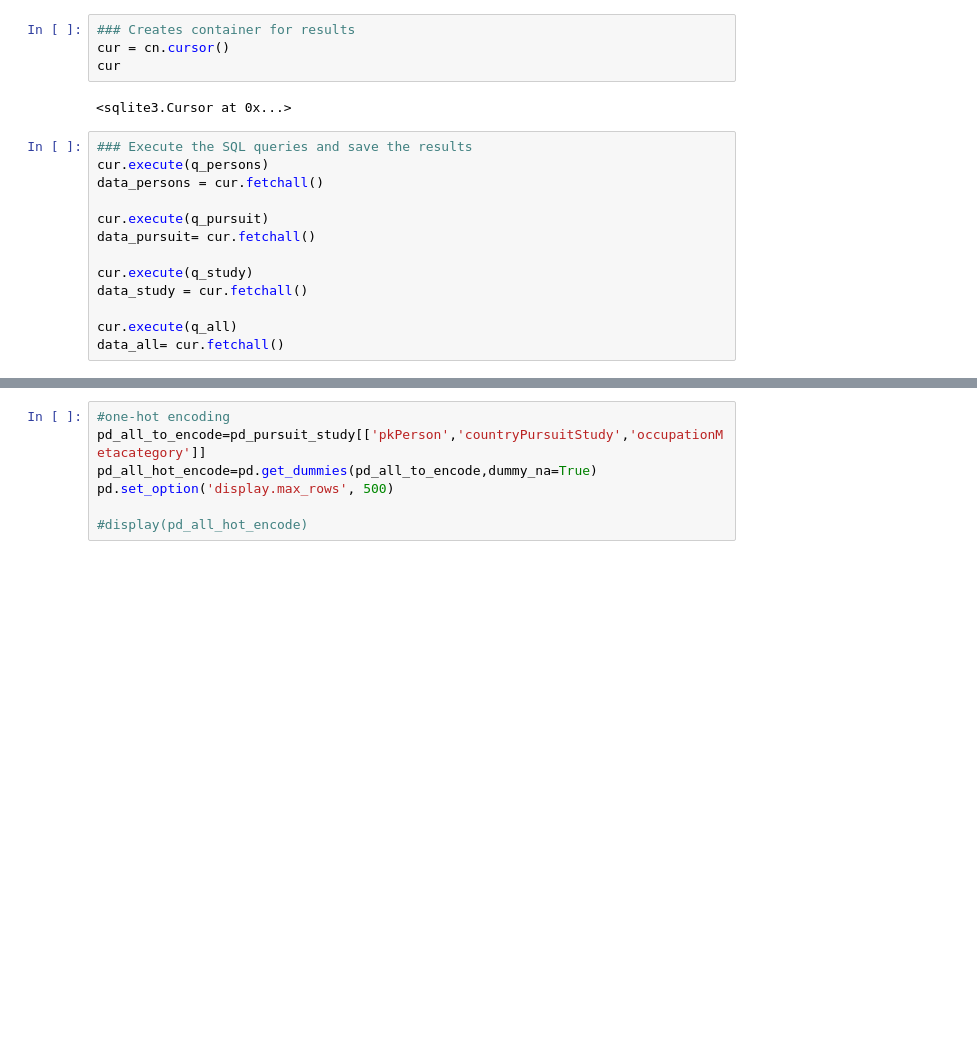
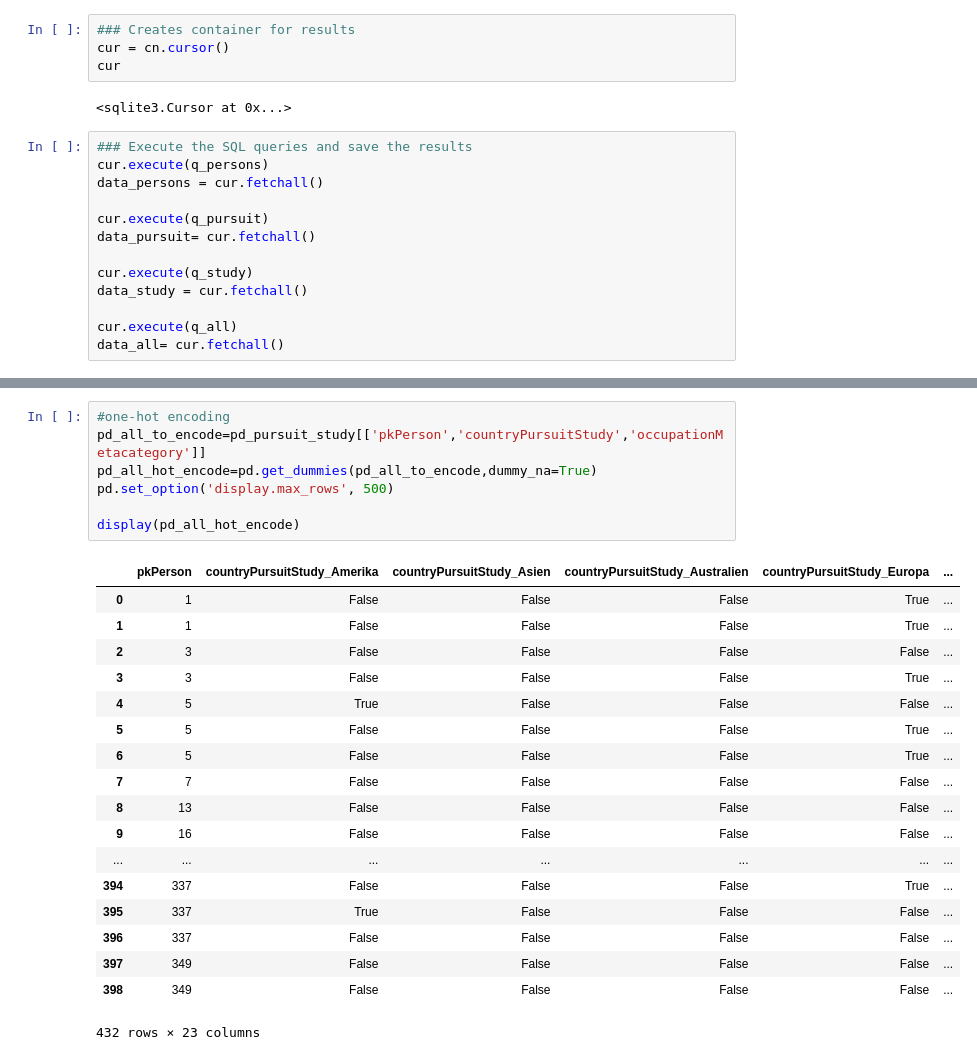
Before and after one commit to ubiquinter/digital_history, a Jupyter notebook: notebooks/analysis_MCA.ipynb, the cells around one changed output, grey strips where cells are left out. Cells and saved outputs as stored; diff of their text form; blank space fills up the shorter version.

```diff
--- a/notebooks/analysis_MCA.ipynb
+++ b/notebooks/analysis_MCA.ipynb
@@ -271,10 +271,29 @@ pd.set_option("display.max_rows", 10)
 # %%
 #one-hot encoding
 pd_all_to_encode=pd_pursuit_study[['pkPerson','countryPursuitStudy','occupationMetacategory']]
 pd_all_hot_encode=pd.get_dummies(pd_all_to_encode,dummy_na=True)
 pd.set_option('display.max_rows', 500)
 
-#display(pd_all_hot_encode)
+display(pd_all_hot_encode)
+# %% [output]
+|  | pkPerson | countryPursuitStudy_Amerika | countryPursuitStudy_Asien | countryPursuitStudy_Australien | countryPursuitStudy_Europa | ... |
+| 0 | 1 | False | False | False | True | ... |
+| 1 | 1 | False | False | False | True | ... |
+| 2 | 3 | False | False | False | False | ... |
+| 3 | 3 | False | False | False | True | ... |
+| 4 | 5 | True | False | False | False | ... |
+| 5 | 5 | False | False | False | True | ... |
+| 6 | 5 | False | False | False | True | ... |
+| 7 | 7 | False | False | False | False | ... |
+| 8 | 13 | False | False | False | False | ... |
+| 9 | 16 | False | False | False | False | ... |
+| ... | ... | ... | ... | ... | ... | ... |
+| 394 | 337 | False | False | False | True | ... |
+| 395 | 337 | True | False | False | False | ... |
+| 396 | 337 | False | False | False | False | ... |
+| 397 | 349 | False | False | False | False | ... |
+| 398 | 349 | False | False | False | False | ... |
+432 rows × 23 columns
 # %%
 grouped_pd_all_hot_encode=pd_all_hot_encode.groupby('pkPerson').sum().reset_index()
 
```
Also changed, not shown: parts of 5 cells of this notebook, 15 other files.
